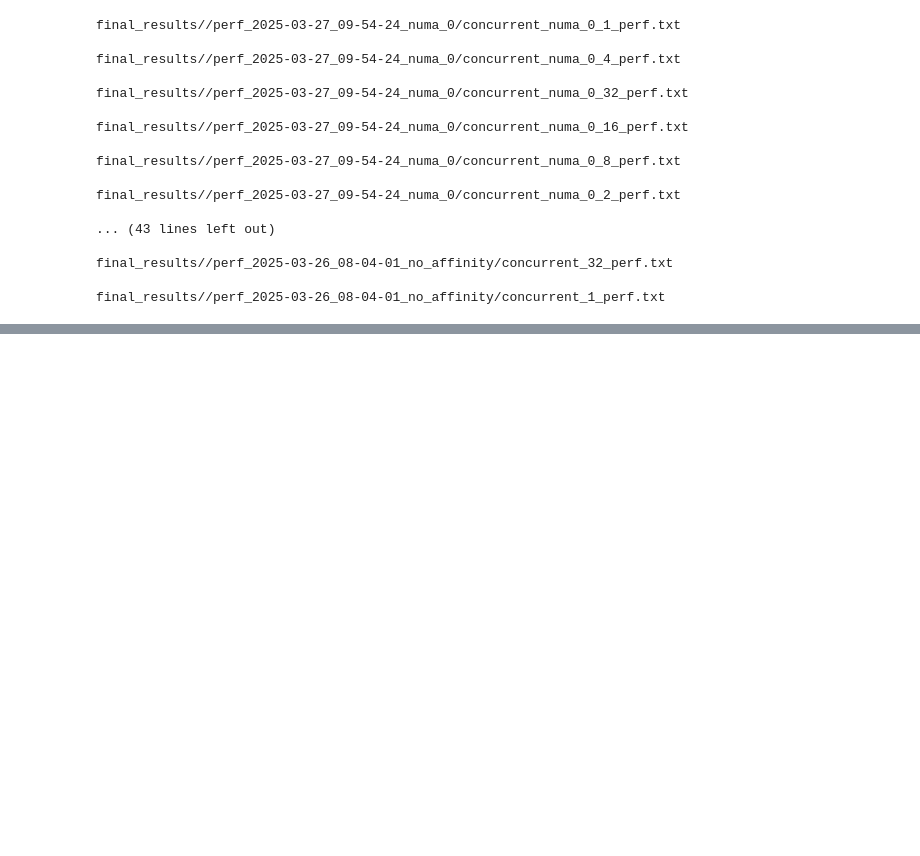
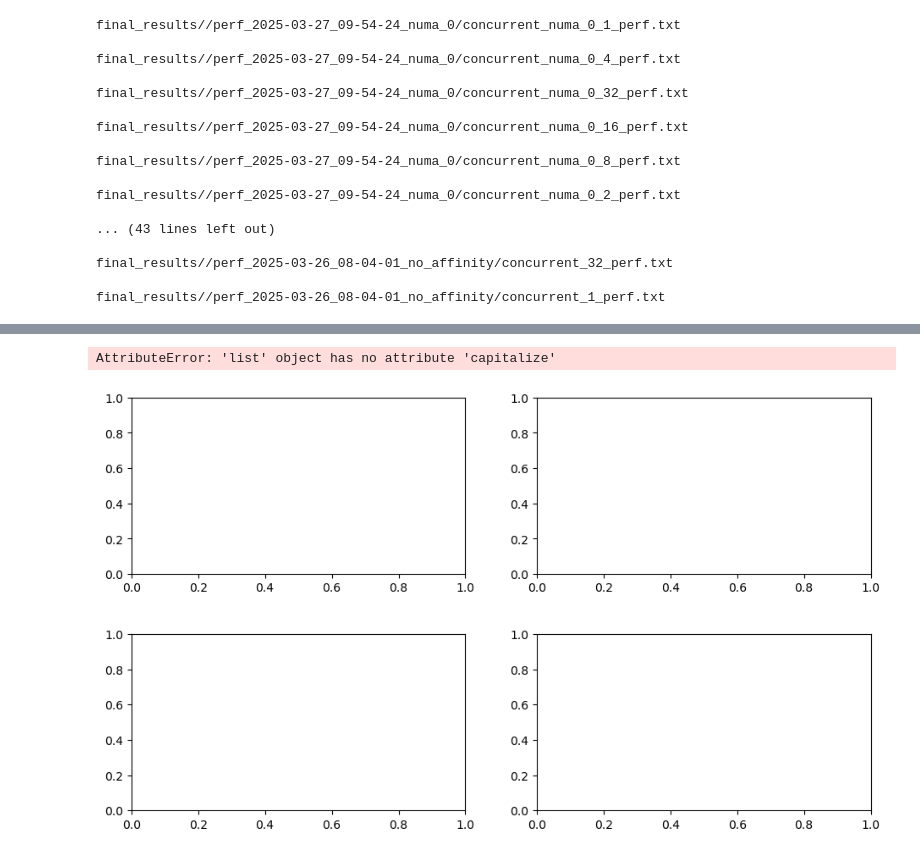
Before and after one commit to xXPinkmagicXx/csp, a Jupyter notebook: perf_graph.ipynb, the cells around one changed output, grey strips where cells are left out. Saved outputs shown, nothing was run; the diff lists cells and outputs as text; code cells hidden in the pictures; blank space fills up the shorter version.

```diff
--- a/perf_graph.ipynb
+++ b/perf_graph.ipynb
@@ -142,0 +252,6 @@ df
+# %%
+yticks = [a*10e9 for a in range(0, 50, 5)]
+fig, ax = create_bar_chart('instructions',  yticks)
+# %% [output]
+AttributeError: 'list' object has no attribute 'capitalize'
+[figure, added]
```
Also changed, not shown: parts of 10 cells of this notebook, 31 other files.
